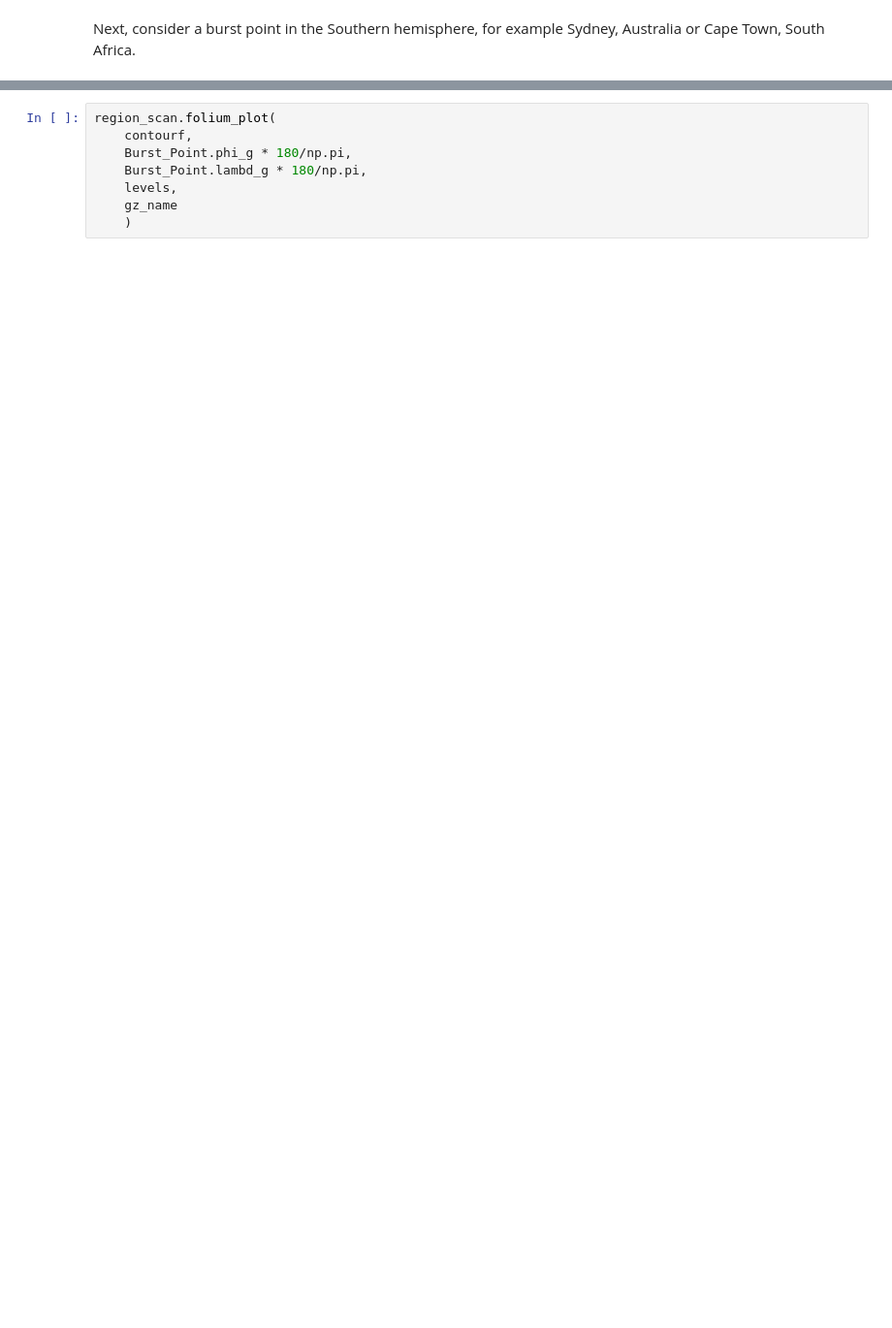
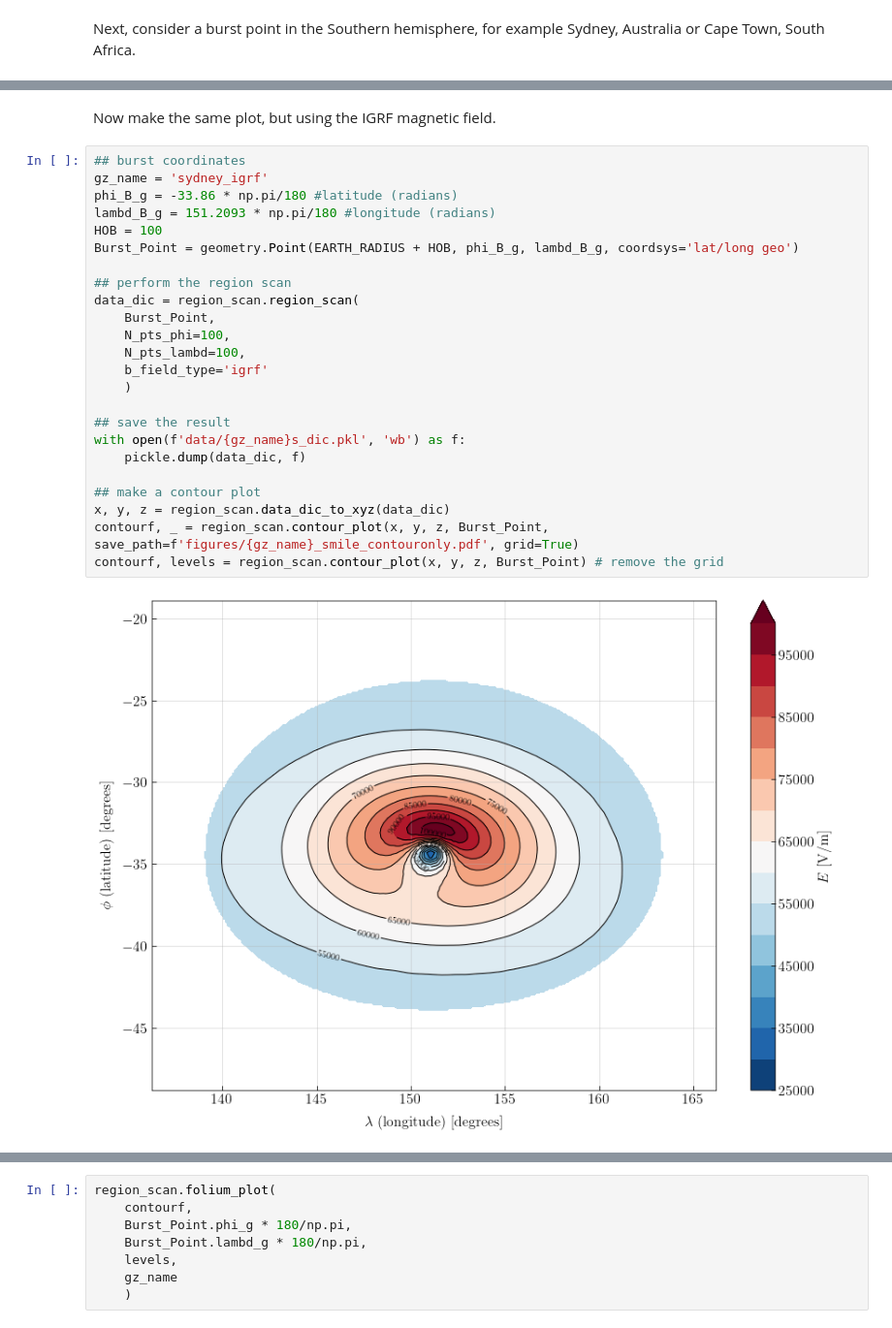
Before and after one commit to gshartnett/karzas-latter-seiler, a Jupyter notebook: EMP Notebook.ipynb, the cells around one changed output, grey strips where cells are left out. Shown at 97% size. Cells and saved outputs as stored; diff of their text form; blank space fills up the shorter version.

```diff
--- a/EMP Notebook.ipynb
+++ b/EMP Notebook.ipynb
@@ -464,0 +447,28 @@ contourf, levels = region_scan.contour_plot(x, y, z, Burst_Point) # remove the g
+# %% [markdown]
+Now make the same plot, but using the IGRF magnetic field.
+# %%
+## burst coordinates
+gz_name = 'sydney_igrf'
+phi_B_g = -33.86 * np.pi/180 #latitude (radians)
+lambd_B_g = 151.2093 * np.pi/180 #longitude (radians)
+HOB = 100
+Burst_Point = geometry.Point(EARTH_RADIUS + HOB, phi_B_g, lambd_B_g, coordsys='lat/long geo')
+
+## perform the region scan
+data_dic = region_scan.region_scan(
+    Burst_Point,
+    N_pts_phi=100,
+    N_pts_lambd=100,
+    b_field_type='igrf'
+    )
+
+## save the result
+with open(f'data/{gz_name}s_dic.pkl', 'wb') as f:
+    pickle.dump(data_dic, f)
+
+## make a contour plot
+x, y, z = region_scan.data_dic_to_xyz(data_dic)
+contourf, _ = region_scan.contour_plot(x, y, z, Burst_Point, save_path=f'figures/{gz_name}_smile_contouronly.pdf', grid=True)
+contourf, levels = region_scan.contour_plot(x, y, z, Burst_Point) # remove the grid
+# %% [output]
+[figure, added]
```
Also changed, not shown: parts of 5 cells of this notebook.
